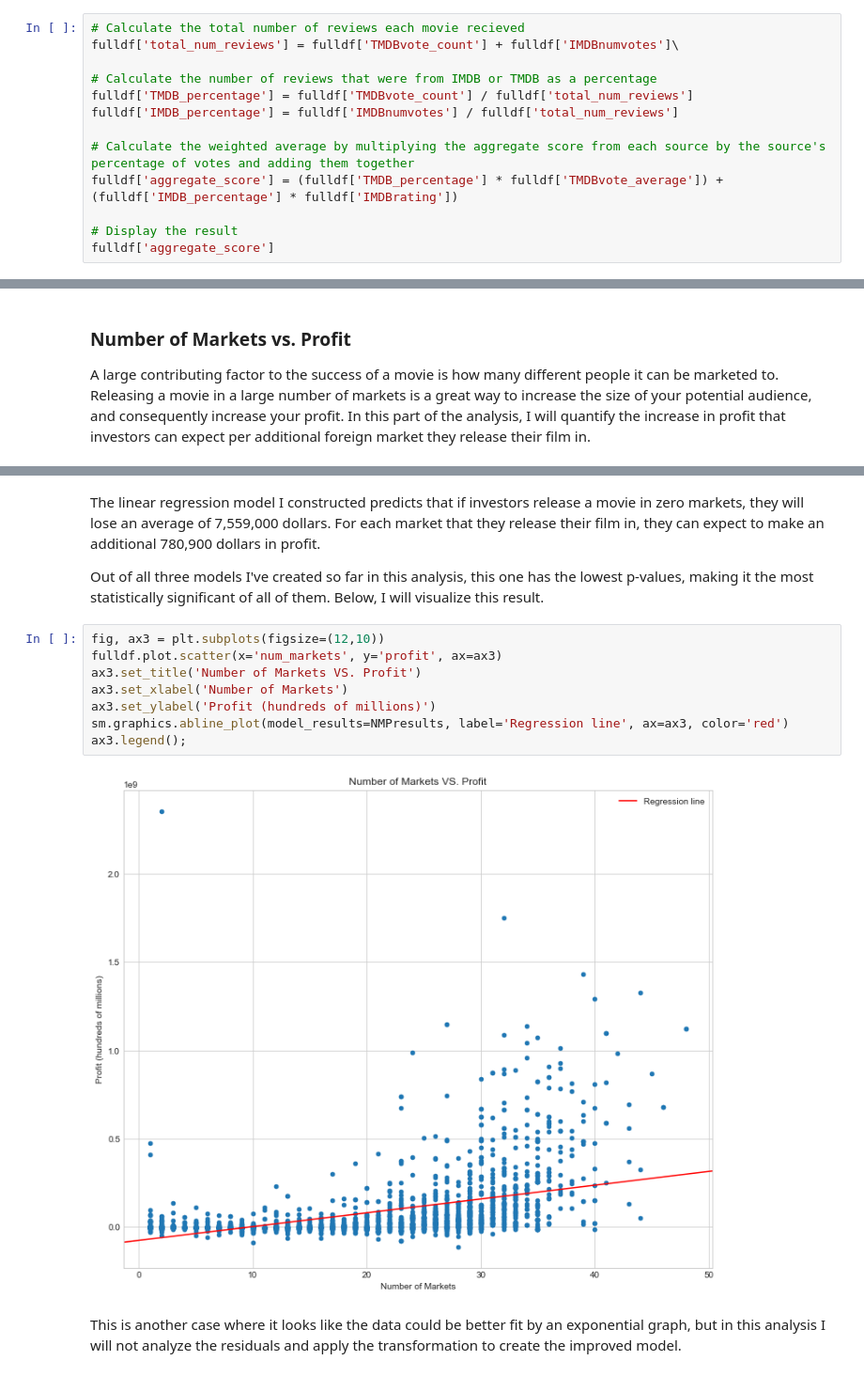
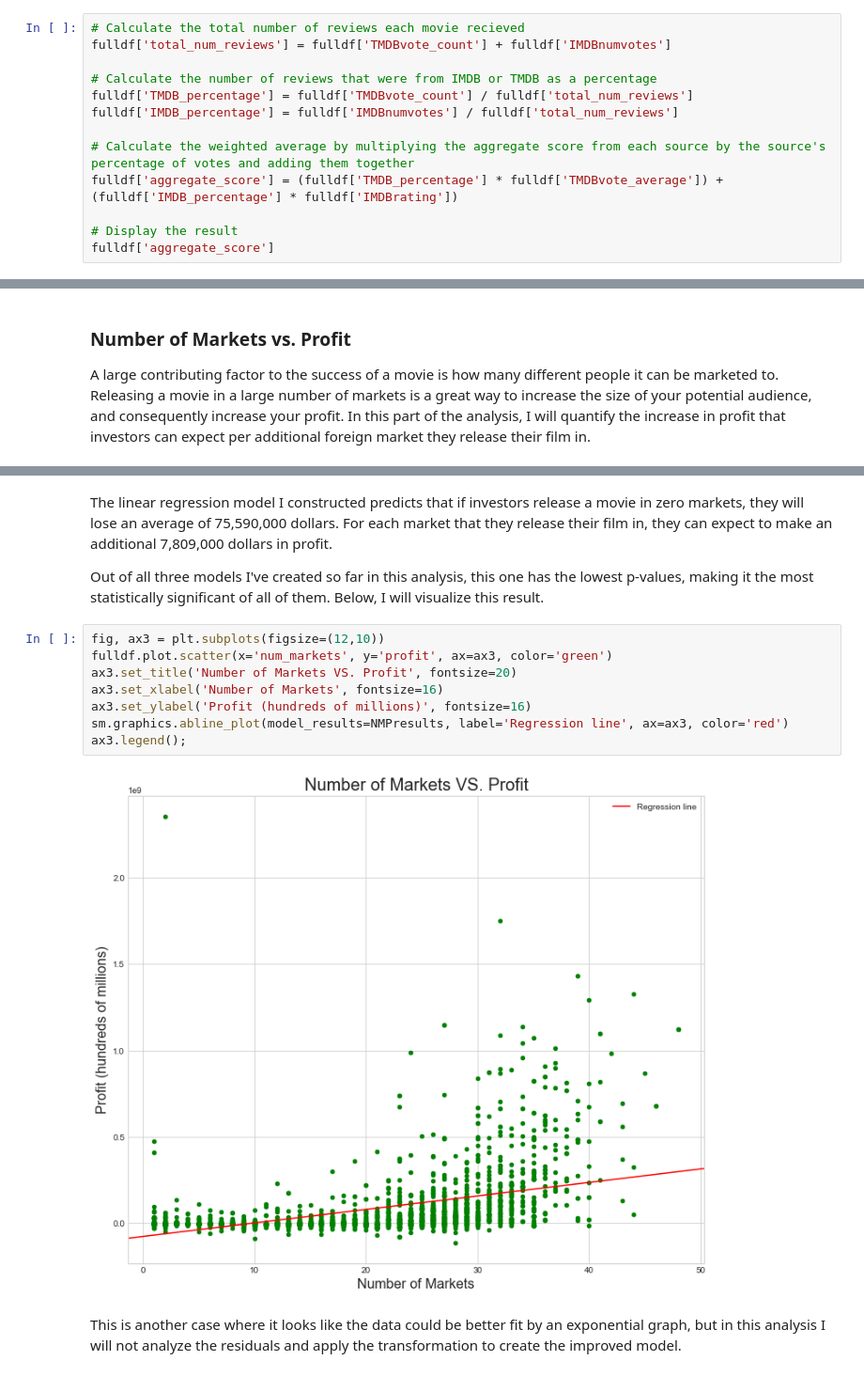
Before and after one commit to Davidkeebler/Real-Box-Office-Analysis, a Jupyter notebook: index.ipynb, the cells around one changed output, grey strips where cells are left out. Shown at 94% size. Cells and saved outputs as stored; diff of their text form.

```diff
--- a/index.ipynb
+++ b/index.ipynb
@@ -219,7 +221,7 @@ The code I used to make that change was taken from [this incredibly helpful Stac
 I also want to simplify the ratings columns by combining the ratings from both sources together using a weighted average, based on the total number of reviews from each source. This shouldn't be too difficult for me to do.
 # %%
 # Calculate the total number of reviews each movie recieved
-fulldf['total_num_reviews'] = fulldf['TMDBvote_count'] + fulldf['IMDBnumvotes']\
+fulldf['total_num_reviews'] = fulldf['TMDBvote_count'] + fulldf['IMDBnumvotes']
 
 # Calculate the number of reviews that were from IMDB or TMDB as a percentage
 fulldf['TMDB_percentage'] = fulldf['TMDBvote_count'] / fulldf['total_num_reviews']
@@ -443,19 +449,19 @@ Covariance Type:            nonrobust
 Notes:
 [1] Standard Errors assume that the covariance matrix of the errors is correctly specified.
 # %% [markdown]
-The linear regression model I constructed predicts that if investors release a movie in zero markets, they will lose an average of 7,559,000 dollars. For each market that they release their film in, they can expect to make an additional 780,900 dollars in profit.
+The linear regression model I constructed predicts that if investors release a movie in zero markets, they will lose an average of 75,590,000 dollars. For each market that they release their film in, they can expect to make an additional 7,809,000 dollars in profit.
 
 Out of all three models I've created so far in this analysis, this one has the lowest p-values, making it the most statistically significant of all of them. Below, I will visualize this result.
 # %%
 fig, ax3 = plt.subplots(figsize=(12,10))
-fulldf.plot.scatter(x='num_markets', y='profit', ax=ax3)
-ax3.set_title('Number of Markets VS. Profit')
-ax3.set_xlabel('Number of Markets')
-ax3.set_ylabel('Profit (hundreds of millions)')
+fulldf.plot.scatter(x='num_markets', y='profit', ax=ax3, color='green')
+ax3.set_title('Number of Markets VS. Profit', fontsize=20)
+ax3.set_xlabel('Number of Markets', fontsize=16)
+ax3.set_ylabel('Profit (hundreds of millions)', fontsize=16)
 sm.graphics.abline_plot(model_results=NMPresults, label='Regression line', ax=ax3, color='red')
 ax3.legend();
 # %% [output]
-[figure, old version]
+[figure, new version]
 # %% [markdown]
 This is another case where it looks like the data could be better fit by an exponential graph, but in this analysis I will not analyze the residuals and apply the transformation to create the improved model.
 # %% [markdown]
```
Also changed, not shown: parts of 19 cells of this notebook.
